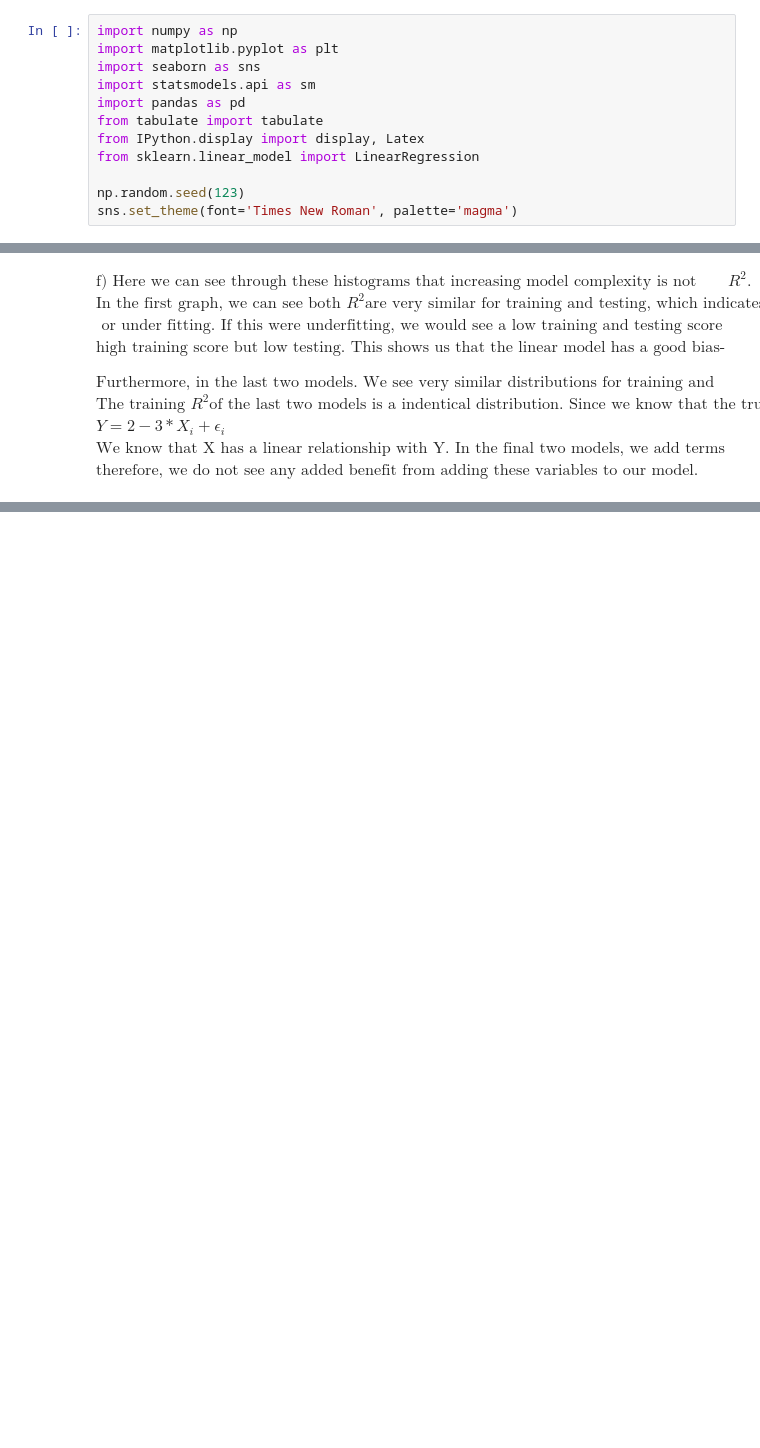
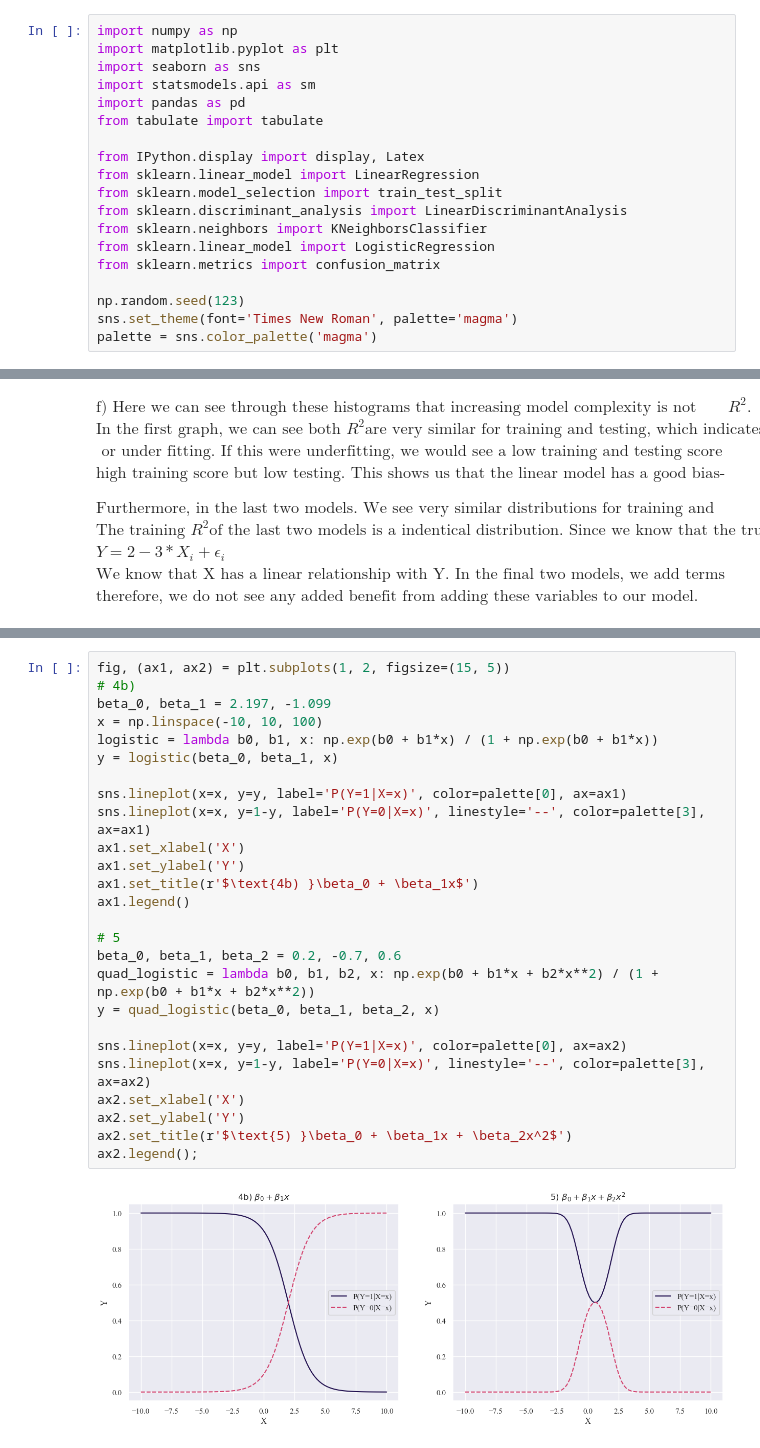
Before and after one commit to madiforman/bias_variance_tradeoff, a Jupyter notebook: hwk2.ipynb, the cells around one changed output, grey strips where cells are left out. Drawn from its saved outputs; the diff is of its cells as text; blank space fills up the shorter version.

```diff
--- a/hwk2.ipynb
+++ b/hwk2.ipynb
@@ -8,11 +8,18 @@ import seaborn as sns
 import statsmodels.api as sm
 import pandas as pd
 from tabulate import tabulate
+
 from IPython.display import display, Latex
 from sklearn.linear_model import LinearRegression
+from sklearn.model_selection import train_test_split
+from sklearn.discriminant_analysis import LinearDiscriminantAnalysis
+from sklearn.neighbors import KNeighborsClassifier
+from sklearn.linear_model import LogisticRegression
+from sklearn.metrics import confusion_matrix
 
 np.random.seed(123)
 sns.set_theme(font='Times New Roman', palette='magma')
+palette = sns.color_palette('magma')
 # %% [markdown]
 #### $\text{Problem 1}$
 <!-- 1 a -->
@@ -272,0 +554,28 @@ $\text{therefore, we do not see any added benefit from adding these variables to
+# %%
+fig, (ax1, ax2) = plt.subplots(1, 2, figsize=(15, 5))
+# 4b)
+beta_0, beta_1 = 2.197, -1.099
+x = np.linspace(-10, 10, 100)
+logistic = lambda b0, b1, x: np.exp(b0 + b1*x) / (1 + np.exp(b0 + b1*x))
+y = logistic(beta_0, beta_1, x)
+
+sns.lineplot(x=x, y=y, label='P(Y=1|X=x)', color=palette[0], ax=ax1)
+sns.lineplot(x=x, y=1-y, label='P(Y=0|X=x)', linestyle='--', color=palette[3], ax=ax1)
+ax1.set_xlabel('X')
+ax1.set_ylabel('Y')
+ax1.set_title(r'$\text{4b) }\beta_0 + \beta_1x$')
+ax1.legend()
+
+# 5
+beta_0, beta_1, beta_2 = 0.2, -0.7, 0.6
+quad_logistic = lambda b0, b1, b2, x: np.exp(b0 + b1*x + b2*x**2) / (1 + np.exp(b0 + b1*x + b2*x**2))
+y = quad_logistic(beta_0, beta_1, beta_2, x)
+
+sns.lineplot(x=x, y=y, label='P(Y=1|X=x)', color=palette[0], ax=ax2)
+sns.lineplot(x=x, y=1-y, label='P(Y=0|X=x)', linestyle='--', color=palette[3], ax=ax2)
+ax2.set_xlabel('X')
+ax2.set_ylabel('Y')
+ax2.set_title(r'$\text{5) }\beta_0 + \beta_1x + \beta_2x^2$')
+ax2.legend();
+# %% [output]
+[figure, added]
```
Also changed, not shown: parts of 23 cells of this notebook.
